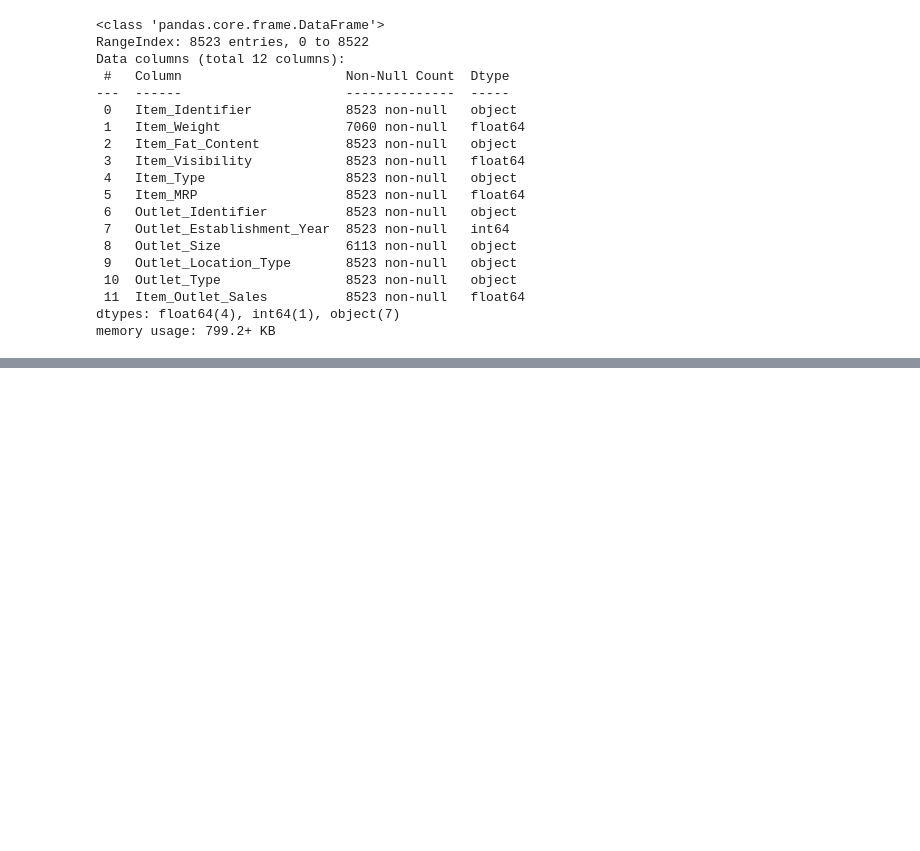
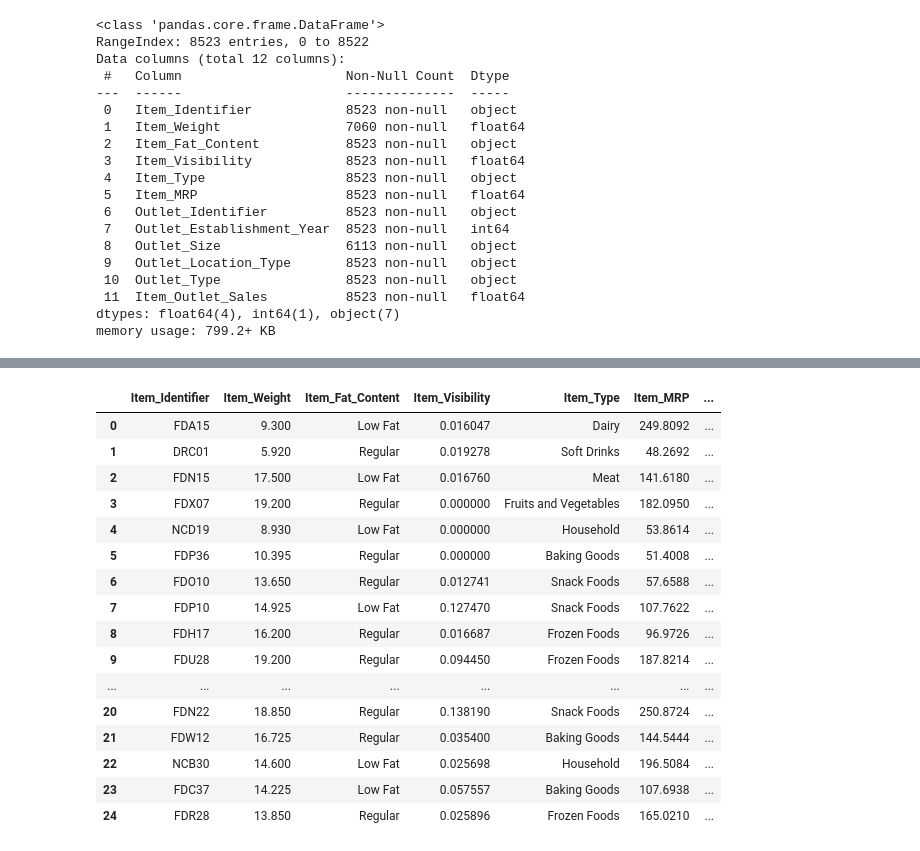
Before and after one commit to Xavialva/Ventas-predicciones, a Jupyter notebook: Limpieza_de_datos.ipynb, the cells around one changed output, grey strips where cells are left out. Saved outputs shown, nothing was run; the diff lists cells and outputs as text; code cells hidden in the pictures; blank space fills up the shorter version.

```diff
--- a/Limpieza_de_datos.ipynb
+++ b/Limpieza_de_datos.ipynb
@@ -85 +103,22 @@ Podemos observar que en la columna *"Item_Weight"* y *"Outlet_Size"* presentamos
+# %%
+df['Item_Weight']=df['Item_Weight'].interpolate(method='linear')
+df.head(25)
+# %% [output]
+|  | Item_Identifier | Item_Weight | Item_Fat_Content | Item_Visibility | Item_Type | Item_MRP | ... |
+| 0 | FDA15 | 9.300 | Low Fat | 0.016047 | Dairy | 249.8092 | ... |
+| 1 | DRC01 | 5.920 | Regular | 0.019278 | Soft Drinks | 48.2692 | ... |
+| 2 | FDN15 | 17.500 | Low Fat | 0.016760 | Meat | 141.6180 | ... |
+| 3 | FDX07 | 19.200 | Regular | 0.000000 | Fruits and Vegetables | 182.0950 | ... |
+| 4 | NCD19 | 8.930 | Low Fat | 0.000000 | Household | 53.8614 | ... |
+| 5 | FDP36 | 10.395 | Regular | 0.000000 | Baking Goods | 51.4008 | ... |
+| 6 | FDO10 | 13.650 | Regular | 0.012741 | Snack Foods | 57.6588 | ... |
+| 7 | FDP10 | 14.925 | Low Fat | 0.127470 | Snack Foods | 107.7622 | ... |
+| 8 | FDH17 | 16.200 | Regular | 0.016687 | Frozen Foods | 96.9726 | ... |
+| 9 | FDU28 | 19.200 | Regular | 0.094450 | Frozen Foods | 187.8214 | ... |
+| ... | ... | ... | ... | ... | ... | ... | ... |
+| 20 | FDN22 | 18.850 | Regular | 0.138190 | Snack Foods | 250.8724 | ... |
+| 21 | FDW12 | 16.725 | Regular | 0.035400 | Baking Goods | 144.5444 | ... |
+| 22 | NCB30 | 14.600 | Low Fat | 0.025698 | Household | 196.5084 | ... |
+| 23 | FDC37 | 14.225 | Low Fat | 0.057557 | Baking Goods | 107.6938 | ... |
+| 24 | FDR28 | 13.850 | Regular | 0.025896 | Frozen Foods | 165.0210 | ... |
 # %%
```
Also changed, not shown: parts of 22 cells of this notebook.
